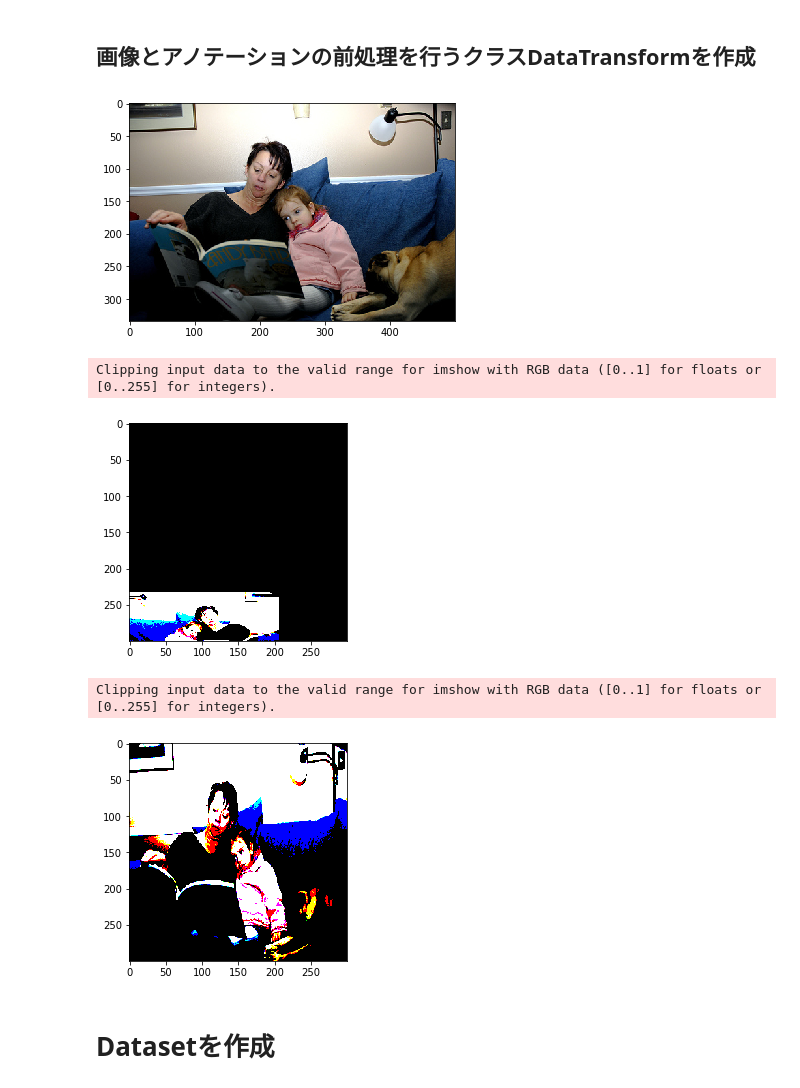
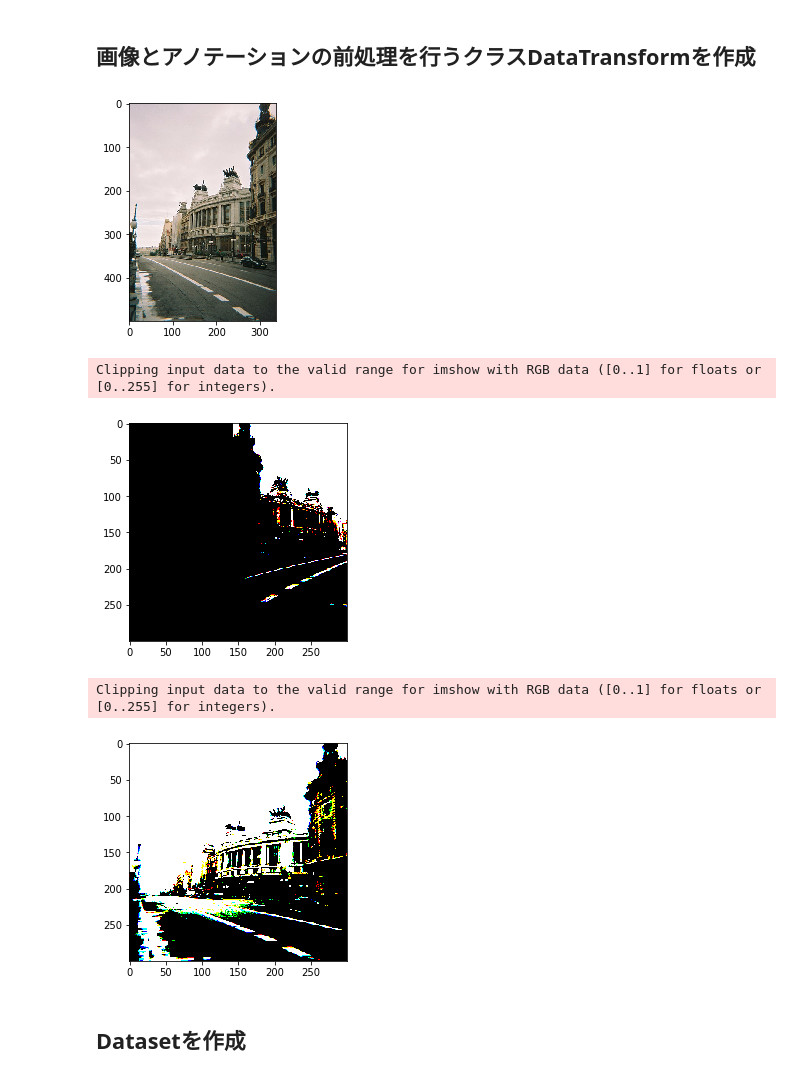
Before and after one commit to EriHata/learning_pytorch, a Jupyter notebook: pytorch_advanced/2_objectdetection/my_Dataset_Dataloader.ipynb, the cells around one changed output. Cells and saved outputs as stored; diff of their text form; code cells hidden in the pictures.

```diff
--- a/pytorch_advanced/2_objectdetection/my_Dataset_Dataloader.ipynb
+++ b/pytorch_advanced/2_objectdetection/my_Dataset_Dataloader.ipynb
@@ -276,7 +276,7 @@ class DataTransform():
 # DataTransformの動作確認
 
 # 1. 画像の読み込み
-ind =
+ind = 63
 image_file_path = val_img_list[ind]
 img = cv2.imread(image_file_path)   # 高さ、幅、色RGB
 height, width, channels = img.shape   # 画像サイズの取得
@@ -284,37 +284,37 @@ height, width, channels = img.shape   # 画像サイズの取得
 # 2. アノテーションデータをリストに
 transform_anno = Anno_xml2list(voc_classes)
 anno_list = transform_anno(train_anno_list[0], width, height)
 
 # 3. 元画像の表示
 plt.imshow(cv2.cvtColor(img, cv2.COLOR_BGR2RGB))
 plt.show()
 
 # 4. 前処理クラスの作成
 color_mean = (104, 117, 123)  # RGBの色の平均値
 input_size = 300                          # ssd300では300ｘ300
 transform = DataTransform(input_size, color_mean)
 
 # 5. train画像の表示
 phase = 'train'
 img_transformed, boxes, labels = transform(
 img, phase, anno_list[:, :4], anno_list[:, 4])
 plt.imshow(cv2.cvtColor(img_transformed, cv2.COLOR_BGR2RGB))
 plt.show()
 
 # 6. val画像の表示
 phase = 'val'
 img_transformed, boxes, labels = transform(
 img, phase, anno_list[:, :4], anno_list[:, 4])
 plt.imshow(cv2.cvtColor(img_transformed, cv2.COLOR_BGR2RGB))
 plt.show()
 
 # trainデータは毎実行で変わる
 # valデータは変わらない
 # %% [output]
-[figure, old version]
+[figure, new version]
 Clipping input data to the valid range for imshow with RGB data ([0..1] for floats or [0..255] for integers).
-[figure, old version]
+[figure, new version]
 Clipping input data to the valid range for imshow with RGB data ([0..1] for floats or [0..255] for integers).
-[figure, old version]
+[figure, new version]
 # %% [markdown]
-# Datasetを作成
+##  Datasetを作成
```
Also changed, not shown: parts of 9 cells of this notebook, 3 other files.
